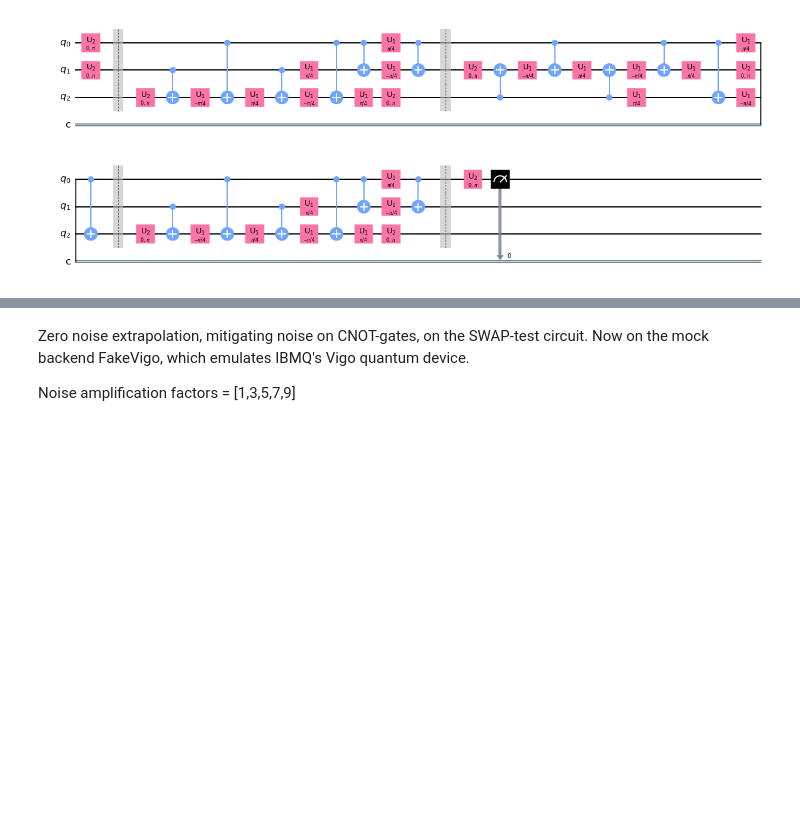
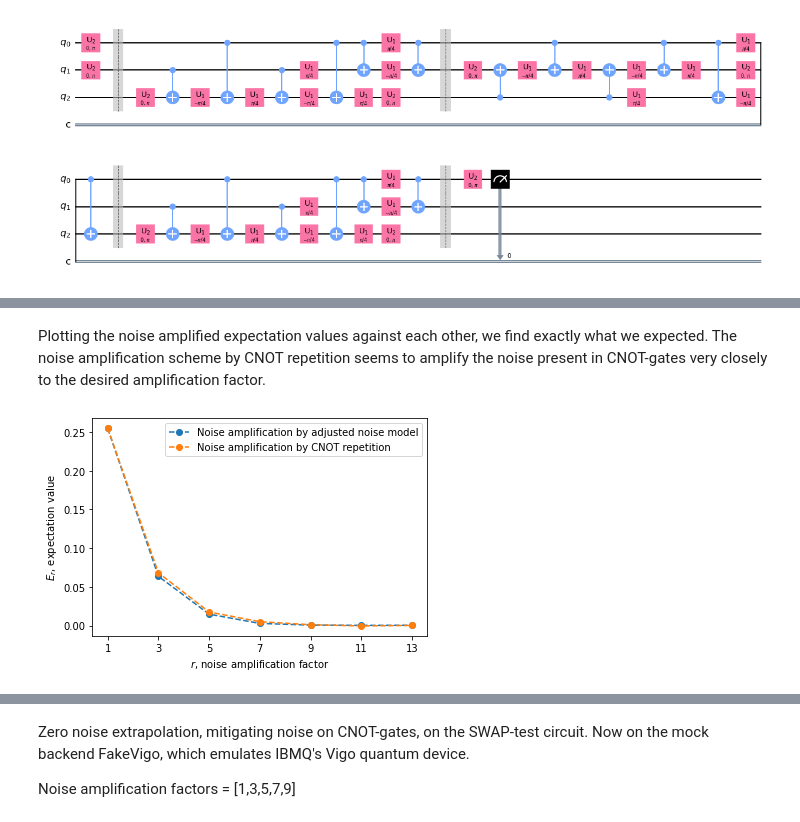
Before and after one commit to AndersHR/error_mitigation, a Jupyter notebook: 3qubit Swap-test.ipynb, the cells around one changed output, grey strips where cells are left out. Drawn from its saved outputs; the diff is of its cells as text; code cells hidden in the pictures; blank space fills up the shorter version.

Commit message:
have run simulations for ZNE_CNOT notebook

```diff
--- a/3qubit Swap-test.ipynb
+++ b/3qubit Swap-test.ipynb
@@ -19,5 +29,5 @@ mock_backend = FakeVigo()
 # %%
-def add_swap_gate(qc, probe, q1, q2, barrier=False):
+def add_swaptest_gate(qc, probe, q1, q2, barrier=False):
     qc.toffoli(probe, q1, q2)
 
     if barrier:
@@ -40,7 +50,7 @@ def create_3qswaptest_circuit(barrier=False):
     if barrier:
         qc.barrier()
 
-    add_swap_gate(qc, 0, 1, 2, barrier=barrier)
+    add_swaptest_gate(qc, 0, 1, 2, barrier=barrier)
 
     if barrier:
         qc.barrier()
@@ -90,8 +101,9 @@ Zero noise extrapolation, mitigating noise on CNOT-gates, on the SWAP-test circu
 
 Noise amplification factors = [1,3,5,7,9]
 # %%
-p_cnot = 5e-3
-p_u = 5e-4
+p_cnot = 0.01
+p_u = 0.001
+p_meas = 0.05
 
 bit_flip_cnot = pauli_error([('X',p_cnot),('I',1-p_cnot)])
 phase_flip_cnot = pauli_error([('Z',p_cnot),('I',1-p_cnot)])
@@ -104,15 +116,22 @@ phase_flip_u = pauli_error([('Z',p_u),('I',1-p_u)])
 
 pauli_error_u = bit_flip_u.compose(phase_flip_u)
 
+bit_flip_meas = pauli_error([('X',p_meas),('I',1-p_meas)])
+phase_flip_meas = pauli_error([('Z',p_meas),('I',1-p_meas)])
+
+pauli_error_meas = bit_flip_u.compose(phase_flip_meas)
+
 NOISE_MODEL = NoiseModel()
 NOISE_MODEL.add_all_qubit_quantum_error(cnot_error, ["cx"])
-NOISE_MODEL.add_all_qubit_quantum_error(pauli_error_u, ["u1","u2","u3"])
+NOISE_MODEL.add_all_qubit_quantum_error(pauli_error_u, ["u2","u3"])
+NOISE_MODEL.add_all_qubit_quantum_error(pauli_error_meas, ["measure"])
 
-N_AMP_FACTORS = 5 # -> amplification_factors = [1,3,5,7,9]
-SHOTS = 20*8192
+N_AMP_FACTORS = 7 # -> amplification_factors = [1,3,5,7,9,11,13]
+SHOTS = 1024*8192
 
 qem = ZeroNoiseExtrapolation(qc=qc, exp_val_func=swaptest_exp_val_func, backend=sim_backend, noise_model=NOISE_MODEL,
-                             n_amp_factors=N_AMP_FACTORS, shots=SHOTS)
+                             n_amp_factors=N_AMP_FACTORS, shots=SHOTS,
+                             save_results=True, experiment_name="3qswaptest_paulinoisemodel")
 
 qem.mitigate(verbose=True)
 
@@ -130,0 +202,18 @@ Mitigated exp val = [0.47114352]
+# %% [markdown]
+Plotting the noise amplified expectation values against each other, we find exactly what we expected. The noise amplification scheme by CNOT repetition seems to amplify the noise present in CNOT-gates very closely to the desired amplification factor.
+# %%
+x = qem.noise_amplification_factors
+
+plt.xlabel(r"$r$, noise amplification factor")
+plt.ylabel(r"$E_r$, expectation value")
+
+plt.xticks(qem.noise_amplification_factors)
+
+plt.plot(x, noisemodels_amplified_exp_vals,'--o', label="Noise amplification by adjusted noise model")
+plt.plot(x, qem.noise_amplified_exp_vals,'--o', label="Noise amplification by CNOT repetition")
+
+plt.legend()
+
+plt.show()
+# %% [output]
+[figure, added]
```
Also changed, not shown: parts of 18 cells of this notebook, 43 other files.
